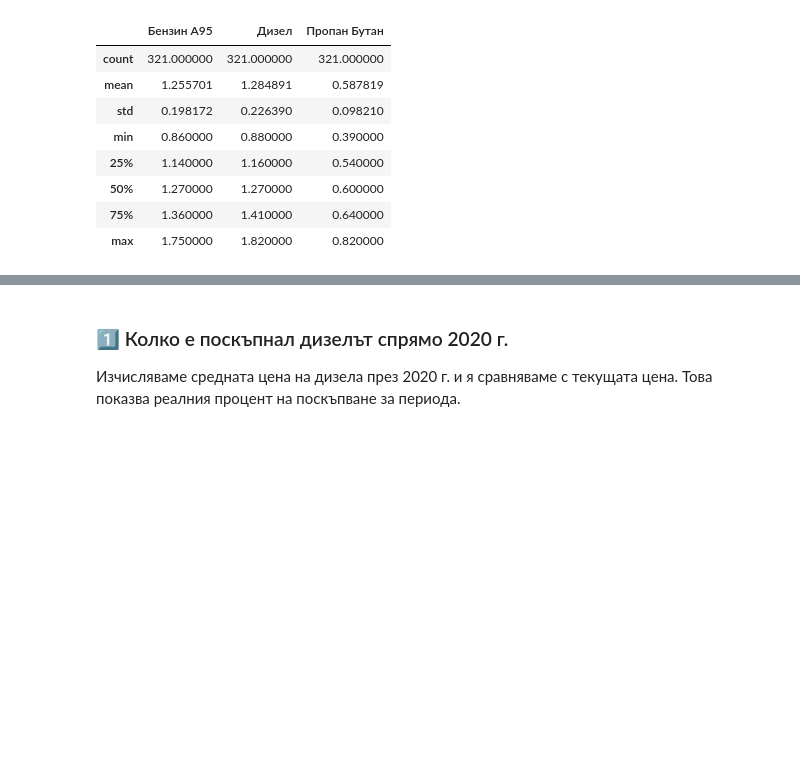
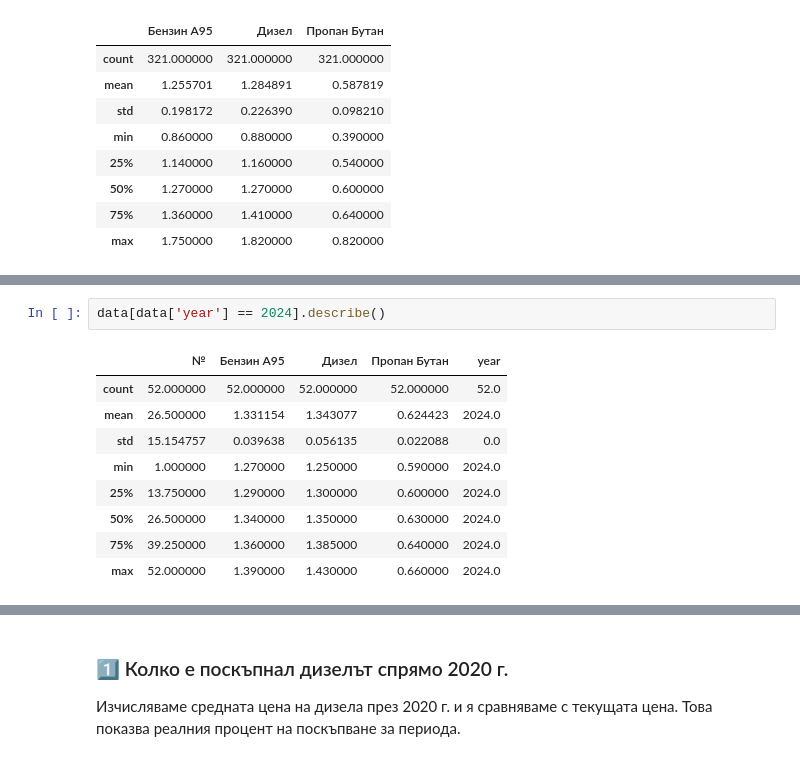
Before and after one commit to plamensve/fuel_sales, a Jupyter notebook: notebooks/eda.ipynb, the cells around one changed output, grey strips where cells are left out. Cells and saved outputs as stored; diff of their text form; blank space fills up the shorter version.

```diff
--- a/notebooks/eda.ipynb
+++ b/notebooks/eda.ipynb
@@ -37,0 +46,12 @@ data[["Бензин A95","Дизел", "Пропан Бутан"]].describe()
+# %%
+data[data['year'] == 2024].describe()
+# %% [output]
+|  | № | Бензин A95 | Дизел | Пропан Бутан | year |
+| count | 52.000000 | 52.000000 | 52.000000 | 52.000000 | 52.0 |
+| mean | 26.500000 | 1.331154 | 1.343077 | 0.624423 | 2024.0 |
+| std | 15.154757 | 0.039638 | 0.056135 | 0.022088 | 0.0 |
+| min | 1.000000 | 1.270000 | 1.250000 | 0.590000 | 2024.0 |
+| 25% | 13.750000 | 1.290000 | 1.300000 | 0.600000 | 2024.0 |
+| 50% | 26.500000 | 1.340000 | 1.350000 | 0.630000 | 2024.0 |
+| 75% | 39.250000 | 1.360000 | 1.385000 | 0.640000 | 2024.0 |
+| max | 52.000000 | 1.390000 | 1.430000 | 0.660000 | 2024.0 |
```
Also changed, not shown: parts of 13 cells of this notebook, 1 other file.
